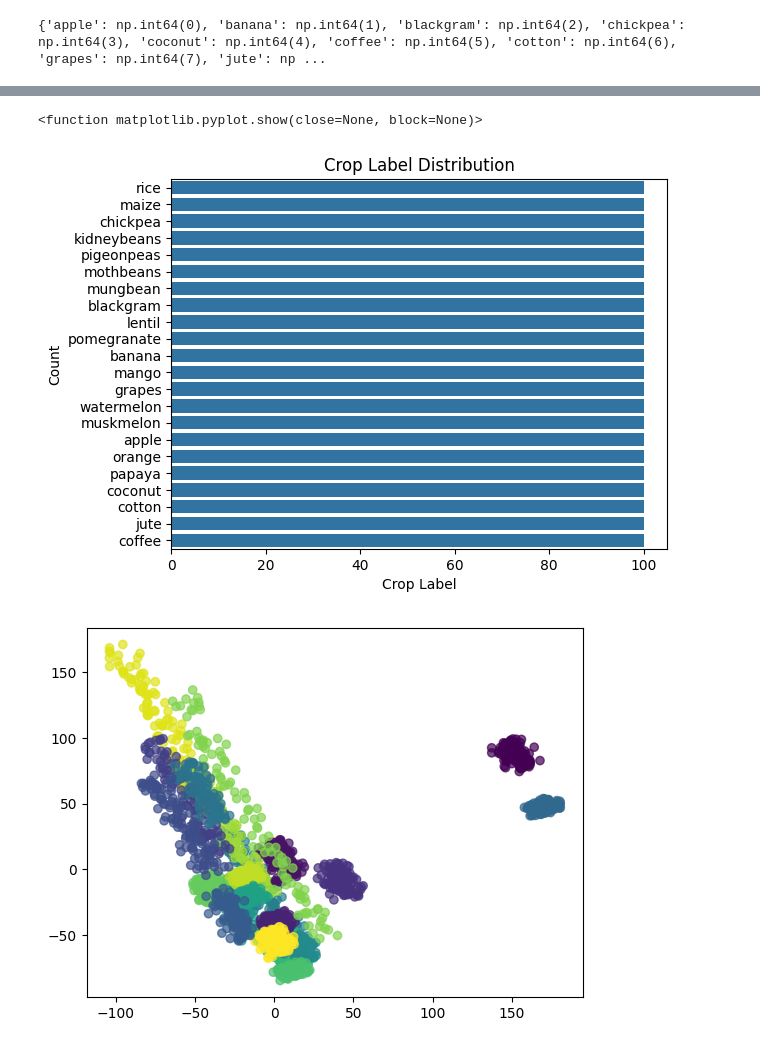
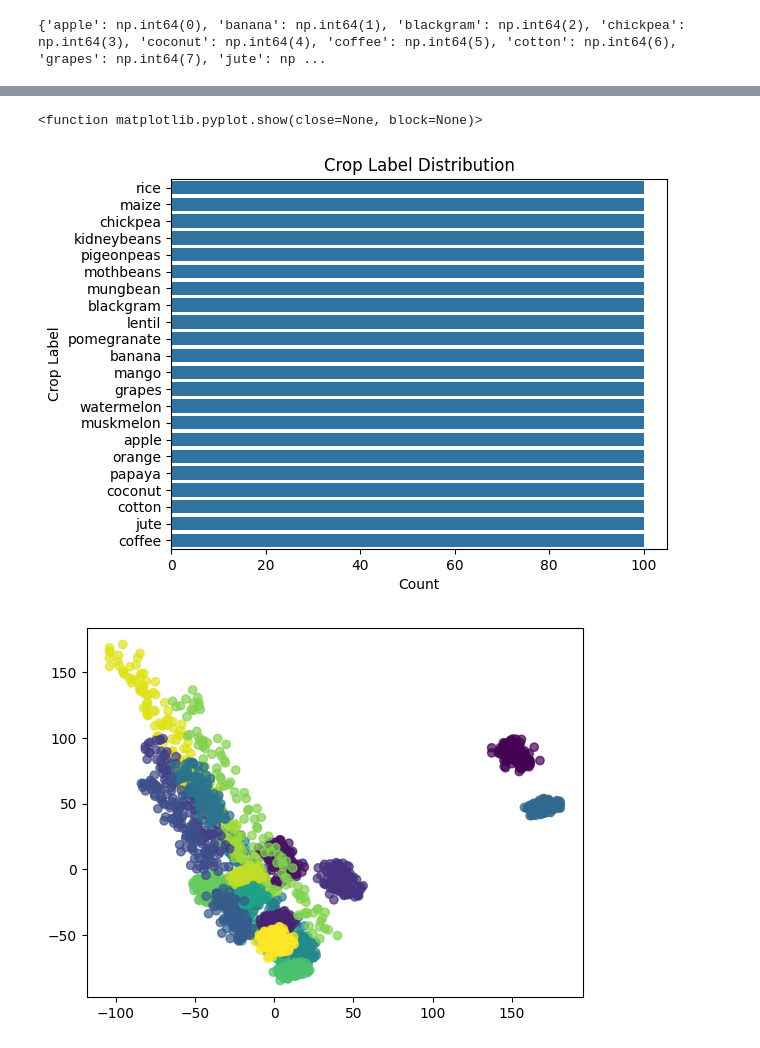
Before and after one commit to vka3-dev/AI-crop-and-fertilizer-prediction-model, a Jupyter notebook: crop_predition.ipynb, the cells around one changed output, grey strips where cells are left out. Saved outputs shown, nothing was run; the diff lists cells and outputs as text; code cells hidden in the pictures.

```diff
--- a/crop_predition.ipynb
+++ b/crop_predition.ipynb
@@ -134,14 +136,14 @@ IndexError: index 6 is out of bounds for axis 0 with size 6
 # %%
 
 sns.countplot(data=df, y='label', order=df['label'].value_counts().index)
 
 plt.title('Crop Label Distribution')
-plt.xlabel('Crop Label')
-plt.ylabel('Count')
+plt.xlabel('Count')
+plt.ylabel('Crop Label')
 plt.show
 # %% [output]
 <function matplotlib.pyplot.show(close=None, block=None)>
-[figure, old version]
+[figure, new version]
 # %%
 from sklearn.decomposition import PCA
 pca = PCA(n_components=2)
```
Also changed, not shown: parts of 5 cells of this notebook.
